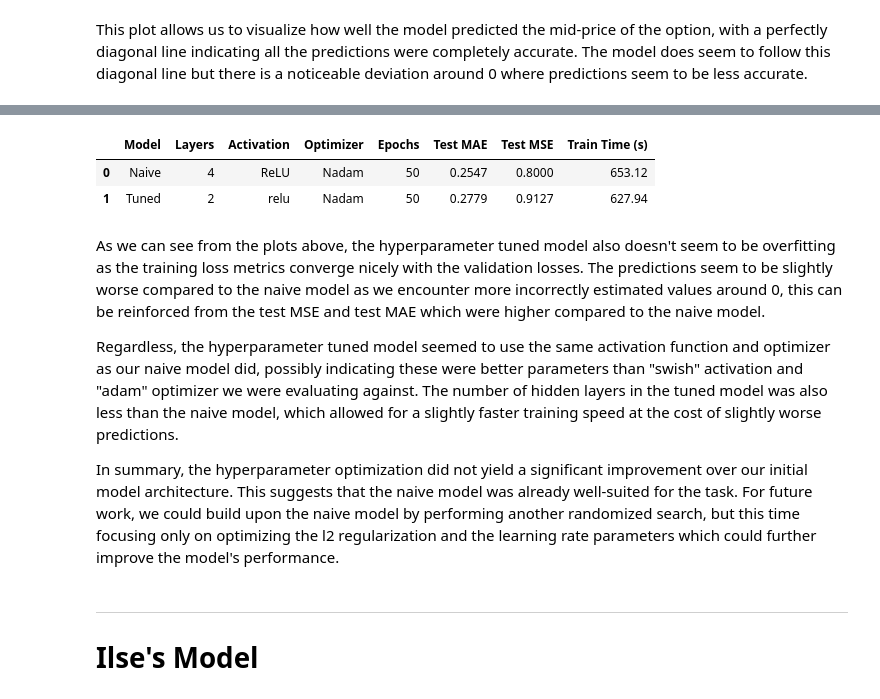
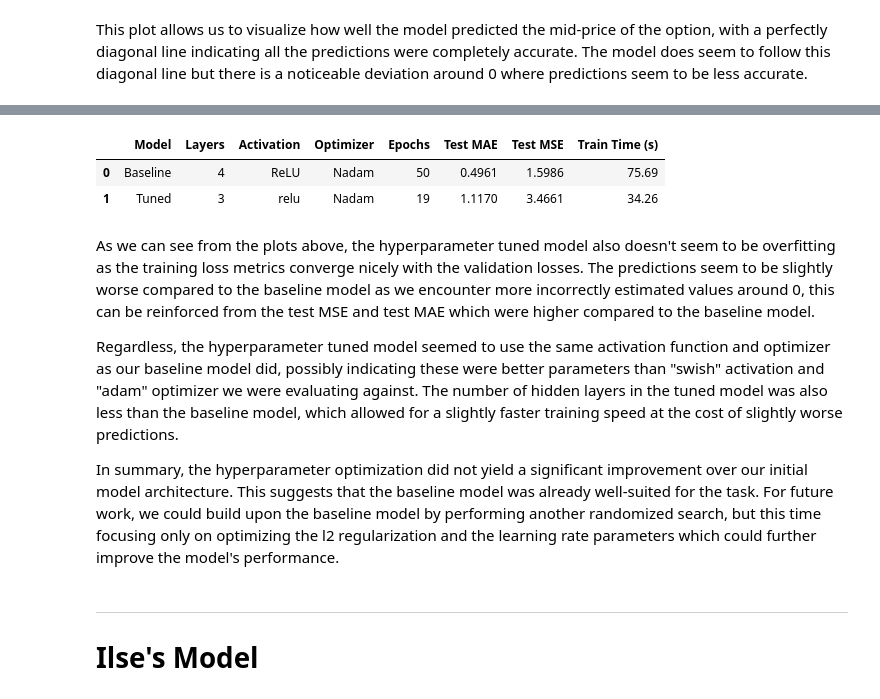
Before and after one commit to mblack5-school/CFRM521_FinalProject, a Jupyter notebook: Final_Report.ipynb, the cells around one changed output, grey strips where cells are left out. Saved outputs shown, nothing was run; the diff lists cells and outputs as text; code cells hidden in the pictures.

```diff
--- a/Final_Report.ipynb
+++ b/Final_Report.ipynb
@@ -20,7 +20,7 @@ import matplotlib.pyplot as plt
 from sklearn.preprocessing import StandardScaler
 from tensorflow.keras.callbacks import EarlyStopping
 import keras_tuner as kt
-import shap
+import scipy.stats as stats
 
 # Read in the data (this section should be the same for everyone)
 url = "https://api.github.com/repos/stevedemirev/CFRM521-ProjectData/contents/filtered"
@@ -40,6 +40,8 @@ full_df = get_datasets(csv_files)
 full_df = full_df.sample(frac=1, random_state=42).reset_index(drop=True)
 # Filter to Calls Only
 full_df = full_df[full_df['type'] == "call"]
+# Filter to every 10th value
+full_df = full_df.iloc[::10]
 
 total_files = len(full_df)
 train_size = int(total_files*0.7)
@@ -164,18 +166,18 @@ early_stop = EarlyStopping(
 model = build_model(X_train_scaled.shape[1])
 
 start = time.time()
-history_naive = model.fit(X_train_scaled, y_train,
+history_baseline = model.fit(X_train_scaled, y_train,
              validation_data = (X_valid_scaled, y_valid),
              epochs = 50, verbose = 1, callbacks=[early_stop])
 end = time.time()
-naive_time = end-start
+baseline_time = end-start
 
 mse_val, mae_val = model.evaluate(X_valid_scaled,
                                         y_valid, verbose = 0)
 test_loss, test_mae = model.evaluate(X_test_scaled,
                                         y_test, verbose = 0)
 
-print("\nNaive Model:")
+print("\Baseline Model:")
 print(f"Validation MSE: {mse_val}")
 print(f"Validation MAE: {mae_val}")
 
@@ -397,38 +429,38 @@ plot_shap(best_model)
 # %%
 results_df = pd.DataFrame([
     {
-        'Model': 'Naive',
+        'Model': 'Baseline',
         'Layers': 4,
         'Activation': "ReLU",
         'Optimizer': "Nadam",
         'Epochs': 50,
         'Test MAE': round(test_mae, 4),
         'Test MSE': round(test_loss, 4),
-        'Train Time (s)': round(naive_time, 2)
+        'Train Time (s)': round(baseline_time, 2)
     },
     {
         'Model': 'Tuned',
         'Layers': int(best_hyperparams['n_hidden']),
         'Activation': str(best_hyperparams['activation']),
         'Optimizer': str(best_hyperparams['optimizer']),
         'Epochs': max(history_best.epoch)+1,
         'Test MAE': round(test_mae_best, 4),
         'Test MSE': round(test_loss_best, 4),
         'Train Time (s)': round(tuned_model_time, 2)
     }
 ])
 
 display(results_df)
 # %% [output]
 |  | Model | Layers | Activation | Optimizer | Epochs | Test MAE | Test MSE | Train Time (s) |
-| 0 | Naive | 4 | ReLU | Nadam | 50 | 0.2547 | 0.8000 | 653.12 |
-| 1 | Tuned | 2 | relu | Nadam | 50 | 0.2779 | 0.9127 | 627.94 |
+| 0 | Baseline | 4 | ReLU | Nadam | 50 | 0.4961 | 1.5986 | 75.69 |
+| 1 | Tuned | 3 | relu | Nadam | 19 | 1.1170 | 3.4661 | 34.26 |
 # %% [markdown]
-As we can see from the plots above, the hyperparameter tuned model also doesn't seem to be overfitting as the training loss metrics converge nicely with the validation losses. The predictions seem to be slightly worse compared to the naive model as we encounter more incorrectly estimated values around 0, this can be reinforced from the test MSE and test MAE which were higher compared to the naive model.
+As we can see from the plots above, the hyperparameter tuned model also doesn't seem to be overfitting as the training loss metrics converge nicely with the validation losses. The predictions seem to be slightly worse compared to the baseline model as we encounter more incorrectly estimated values around 0, this can be reinforced from the test MSE and test MAE which were higher compared to the baseline model.
 
-Regardless, the hyperparameter tuned model seemed to use the same activation function and optimizer as our naive model did, possibly indicating these were better parameters than "swish" activation and "adam" optimizer we were evaluating against. The number of hidden layers in the tuned model was also less than the naive model, which allowed for a slightly faster training speed at the cost of slightly worse predictions.
+Regardless, the hyperparameter tuned model seemed to use the same activation function and optimizer as our baseline model did, possibly indicating these were better parameters than "swish" activation and "adam" optimizer we were evaluating against. The number of hidden layers in the tuned model was also less than the baseline model, which allowed for a slightly faster training speed at the cost of slightly worse predictions.
 
-In summary, the hyperparameter optimization did not yield a significant improvement over our initial model architecture. This suggests that the naive model was already well-suited for the task. For future work, we could build upon the naive model by performing another randomized search, but this time focusing only on optimizing the l2 regularization and the learning rate parameters which could further improve the model's performance.
+In summary, the hyperparameter optimization did not yield a significant improvement over our initial model architecture. This suggests that the baseline model was already well-suited for the task. For future work, we could build upon the baseline model by performing another randomized search, but this time focusing only on optimizing the l2 regularization and the learning rate parameters which could further improve the model's performance.
 # %% [markdown]
 ----
 
```
Also changed, not shown: parts of 22 cells of this notebook.
